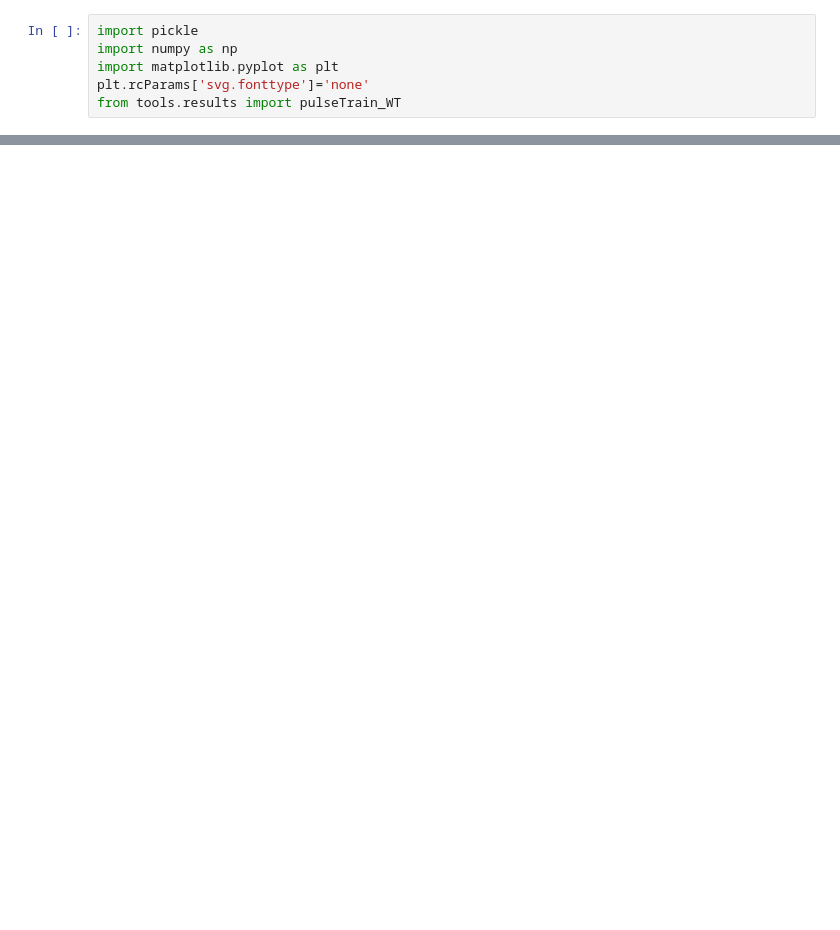
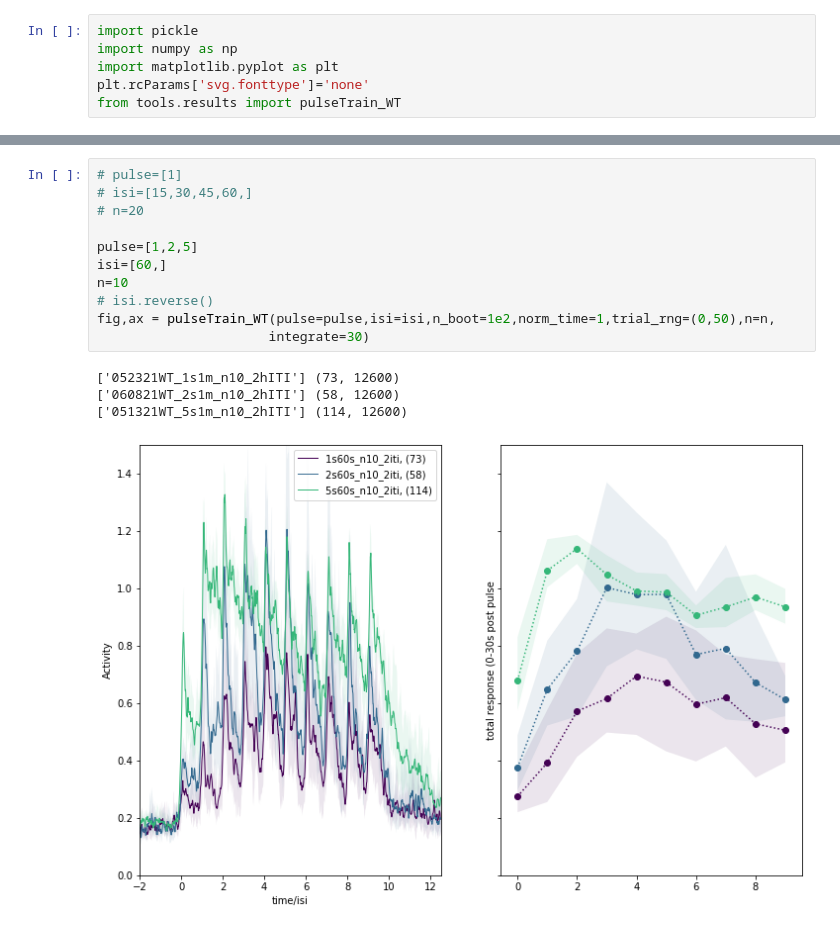
Before and after one commit to samuelbray32/behavior-lite, a Jupyter notebook: pulseTrain.ipynb, the cells around one changed output, grey strips where cells are left out. Drawn from its saved outputs; the diff is of its cells as text; blank space fills up the shorter version.

Commit message:
cleanup of first pulse train plot

```diff
--- a/pulseTrain.ipynb
+++ b/pulseTrain.ipynb
@@ -15,0 +20,16 @@ fig,ax = pulseTrain_WT(isi=[15,30,45,60,120,],n_boot=1e3,norm_time=True,trial_rn
+# %%
+# pulse=[1]
+# isi=[15,30,45,60,]
+# n=20
+
+pulse=[1,2,5]
+isi=[60,]
+n=10
+# isi.reverse()
+fig,ax = pulseTrain_WT(pulse=pulse,isi=isi,n_boot=1e2,norm_time=1,trial_rng=(0,50),n=n,
+                      integrate=30)
+# %% [output]
+['052321WT_1s1m_n10_2hITI'] (73, 12600)
+['060821WT_2s1m_n10_2hITI'] (58, 12600)
+['051321WT_5s1m_n10_2hITI'] (114, 12600)
+[figure, added]
```
Also changed, not shown: parts of 2 cells of this notebook, 1 other file.
